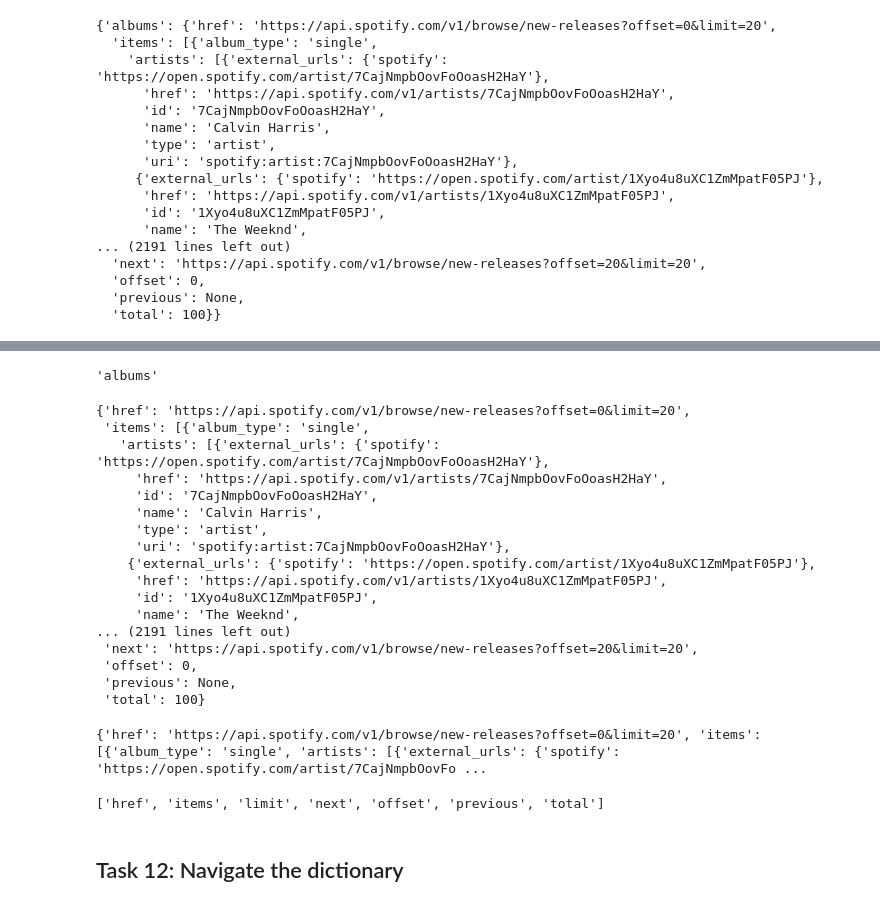
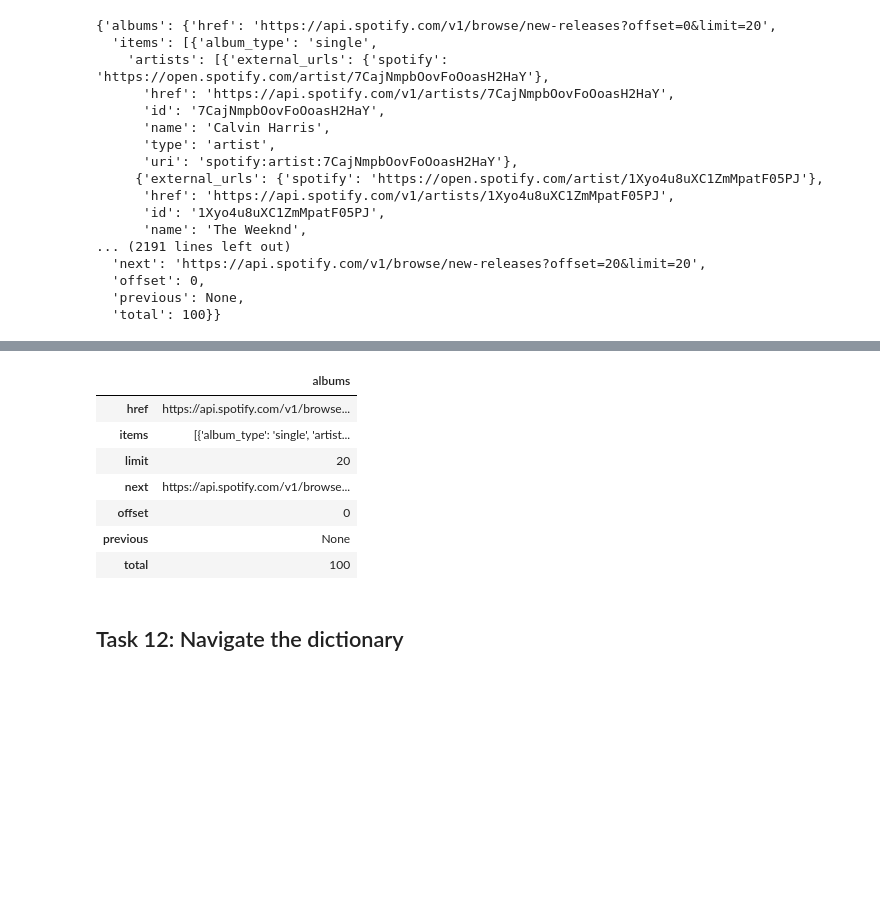
Before and after one commit to KeananG/DS-Live-022023, a Jupyter notebook: Phase1/Lectures/P1-Code-Challenge-Review.ipynb, the cells around one changed output, grey strips where cells are left out. Saved outputs shown, nothing was run; the diff lists cells and outputs as text; code cells hidden in the pictures; blank space fills up the shorter version.

```diff
--- a/Phase1/Lectures/P1-Code-Challenge-Review.ipynb
+++ b/Phase1/Lectures/P1-Code-Challenge-Review.ipynb
@@ -457,3 +457,16 @@ data = [json.loads(r) for r in responses]
+# %%
+import ast
+import pickle
+
+# Load pickled data
+with open('data/offset_newreleases.p', 'rb') as read_file:
+    responsed = pickle.load(read_file)
+
+# Analyze the content using `ast`
+tree = ast.parse(str(responsed))
+
+# Print the tree
+#print(ast.dump(tree))
 # %%
 # Sanity check - we said there would be 6 pings, are there?
 len(data)
@@ -765,36 +880,15 @@ NameError: free variable 'data' referenced before assignment in enclosing scope
 # %%
 data_keys = ''.join(first_response.keys())
-data_keys
+# data_keys
+col = first_response[data_keys]['items']
+df = pd.DataFrame(first_response)
+df
 # %% [output]
-'albums'
+|  | albums |
+| href | https://api.spotify.com/v1/browse... |
+| items | [{'album_type': 'single', 'artist... |
+| limit | 20 |
+| next | https://api.spotify.com/v1/browse... |
+| offset | 0 |
+| previous | None |
+| total | 100 |
-# %%
-with open('data/offset_newreleases.p','rb') as read_file:
-    responses = pickle.load(read_file)
-data = [json.loads(r) for r in responses]
-
-col = first_response['albums']['items']
-# %% [output]
-{'href': 'https://api.spotify.com/v1/browse/new-releases?offset=0&limit=20',
- 'items': [{'album_type': 'single',
-   'artists': [{'external_urls': {'spotify': 'https://open.spotify.com/artist/7CajNmpbOovFoOoasH2HaY'},
-     'href': 'https://api.spotify.com/v1/artists/7CajNmpbOovFoOoasH2HaY',
-     'id': '7CajNmpbOovFoOoasH2HaY',
-     'name': 'Calvin Harris',
-     'type': 'artist',
-     'uri': 'spotify:artist:7CajNmpbOovFoOoasH2HaY'},
-    {'external_urls': {'spotify': 'https://open.spotify.com/artist/1Xyo4u8uXC1ZmMpatF05PJ'},
-     'href': 'https://api.spotify.com/v1/artists/1Xyo4u8uXC1ZmMpatF05PJ',
-     'id': '1Xyo4u8uXC1ZmMpatF05PJ',
-     'name': 'The Weeknd',
-... (2191 lines left out)
- 'next': 'https://api.spotify.com/v1/browse/new-releases?offset=20&limit=20',
- 'offset': 0,
- 'previous': None,
- 'total': 100}
-# %%
-fist = first_response['albums']
-print(fist)
-list(fist.keys())
-# %% [output]
-{'href': 'https://api.spotify.com/v1/browse/new-releases?offset=0&limit=20', 'items': [{'album_type': 'single', 'artists': [{'external_urls': {'spotify': 'https://open.spotify.com/artist/7CajNmpbOovFo ...
-['href', 'items', 'limit', 'next', 'offset', 'previous', 'total']
```
Also changed, not shown: parts of 24 cells of this notebook, 4 other files.
